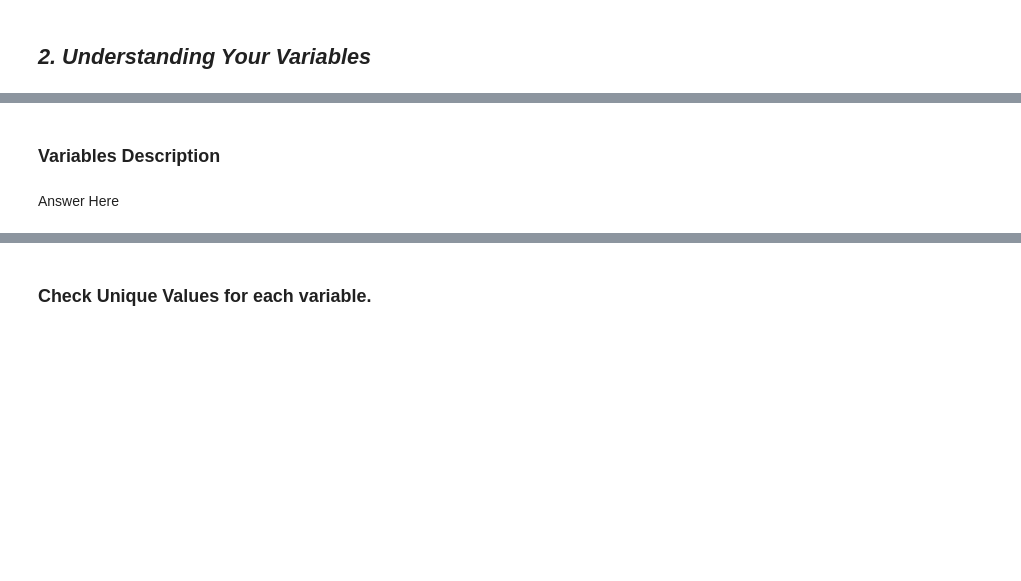
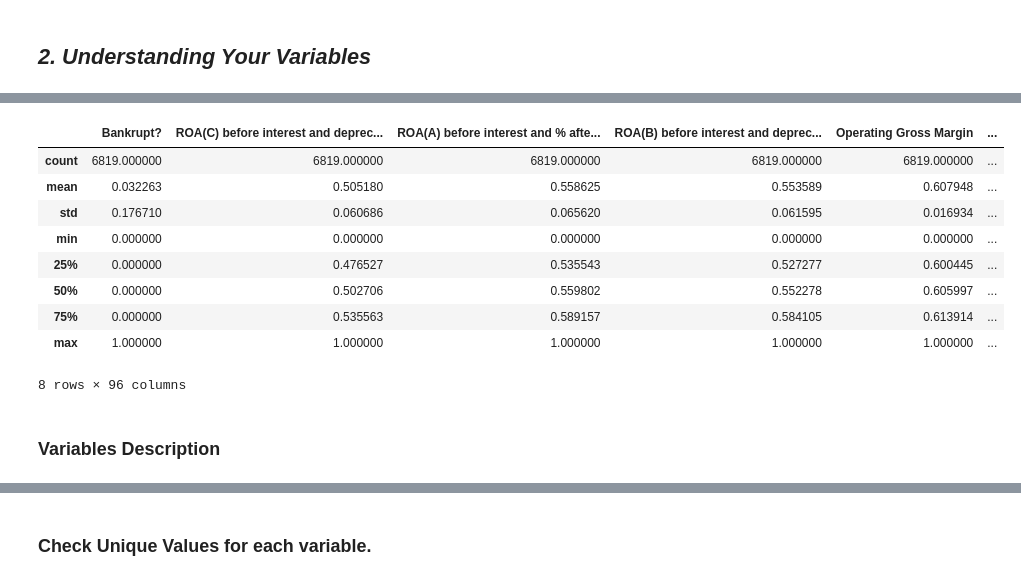
Before and after one commit to kaushikk1999/Company-Bankruptcy-Prediction, a Jupyter notebook: Sample ML Submission Template.ipynb, the cells around one changed output, grey strips where cells are left out. Cells and saved outputs as stored; diff of their text form; code cells hidden in the pictures; blank space fills up the shorter version.

```diff
--- a/Sample ML Submission Template.ipynb
+++ b/Sample ML Submission Template.ipynb
@@ -130,6 +377,16 @@ Answer Here
 # %%
 # Dataset Describe
+df.describe(include='all')
+# %% [output]
+|  | Bankrupt? | ROA(C) before interest and deprec... | ROA(A) before interest and % afte... | ROA(B) before interest and deprec... | Operating Gross Margin | ... |
+| count | 6819.000000 | 6819.000000 | 6819.000000 | 6819.000000 | 6819.000000 | ... |
+| mean | 0.032263 | 0.505180 | 0.558625 | 0.553589 | 0.607948 | ... |
+| std | 0.176710 | 0.060686 | 0.065620 | 0.061595 | 0.016934 | ... |
+| min | 0.000000 | 0.000000 | 0.000000 | 0.000000 | 0.000000 | ... |
+| 25% | 0.000000 | 0.476527 | 0.535543 | 0.527277 | 0.600445 | ... |
+| 50% | 0.000000 | 0.502706 | 0.559802 | 0.552278 | 0.605997 | ... |
+| 75% | 0.000000 | 0.535563 | 0.589157 | 0.584105 | 0.613914 | ... |
+| max | 1.000000 | 1.000000 | 1.000000 | 1.000000 | 1.000000 | ... |
+8 rows × 96 columns
 # %% [markdown]
 ### Variables Description
-# %% [markdown]
-Answer Here
```
Also changed, not shown: parts of 20 cells of this notebook.
